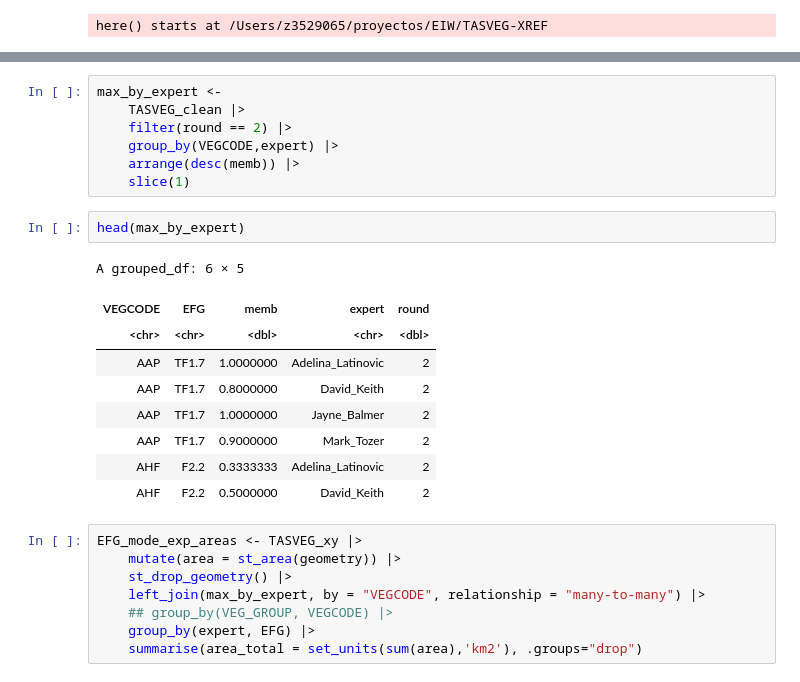
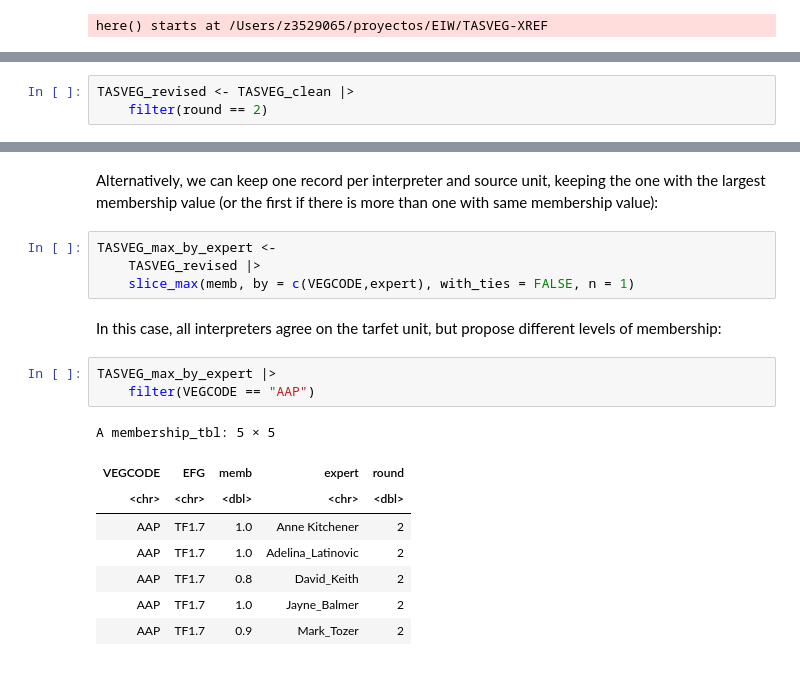
Before and after one commit to Ecosystem-Indicators-Workflows/TASVEG-XREF, a Jupyter notebook: synthesis/area-summaries.ipynb, the cells around one changed output, grey strips where cells are left out. Cells and saved outputs as stored; diff of their text form.

```diff
--- a/synthesis/area-summaries.ipynb
+++ b/synthesis/area-summaries.ipynb
@@ -38,0 +49,3 @@ TASVEG_xy <- read_sf(here::here("gisdata","TASVEG_5_0.shp")) |>
+# %%
+TASVEG_revised <- TASVEG_clean |>
+    filter(round == 2)
@@ -39,27 +68,20 @@ TASVEG_xy <- read_sf(here::here("gisdata","TASVEG_5_0.shp")) |>
+# %% [markdown]
+Alternatively, we can keep one record per interpreter and source unit, keeping the one with the largest membership value (or the first if there is more than one with same membership value):
 # %%
-max_by_expert <-
-    TASVEG_clean |>
-    filter(round == 2) |>
-    group_by(VEGCODE,expert) |>
-    arrange(desc(memb)) |>
-    slice(1)
+TASVEG_max_by_expert <-
+    TASVEG_revised |>
+    slice_max(memb, by = c(VEGCODE,expert), with_ties = FALSE, n = 1)
+# %% [markdown]
+In this case, all interpreters agree on the tarfet unit, but propose different levels of membership:
 # %%
-head(max_by_expert)
+TASVEG_max_by_expert |>
+    filter(VEGCODE == "AAP")
 # %% [output]
-A grouped_df: 6 × 5
+A membership_tbl: 5 × 5
 | VEGCODE | EFG | memb | expert | round |
 | <chr> | <chr> | <dbl> | <chr> | <dbl> |
-| AAP | TF1.7 | 1.0000000 | Adelina_Latinovic | 2 |
-| AAP | TF1.7 | 0.8000000 | David_Keith | 2 |
-| AAP | TF1.7 | 1.0000000 | Jayne_Balmer | 2 |
-| AAP | TF1.7 | 0.9000000 | Mark_Tozer | 2 |
-| AHF | F2.2 | 0.3333333 | Adelina_Latinovic | 2 |
-| AHF | F2.2 | 0.5000000 | David_Keith | 2 |
+| AAP | TF1.7 | 1.0 | Anne Kitchener | 2 |
+| AAP | TF1.7 | 1.0 | Adelina_Latinovic | 2 |
+| AAP | TF1.7 | 0.8 | David_Keith | 2 |
+| AAP | TF1.7 | 1.0 | Jayne_Balmer | 2 |
+| AAP | TF1.7 | 0.9 | Mark_Tozer | 2 |
-# %%
-EFG_mode_exp_areas <- TASVEG_xy |>
-    mutate(area = st_area(geometry)) |>
-    st_drop_geometry() |>
-    left_join(max_by_expert, by = "VEGCODE", relationship = "many-to-many") |>
-    ## group_by(VEG_GROUP, VEGCODE) |>
-    group_by(expert, EFG) |>
-    summarise(area_total = set_units(sum(area),'km2'), .groups="drop")
```
Also changed, not shown: parts of 33 cells of this notebook, 2 other files.
